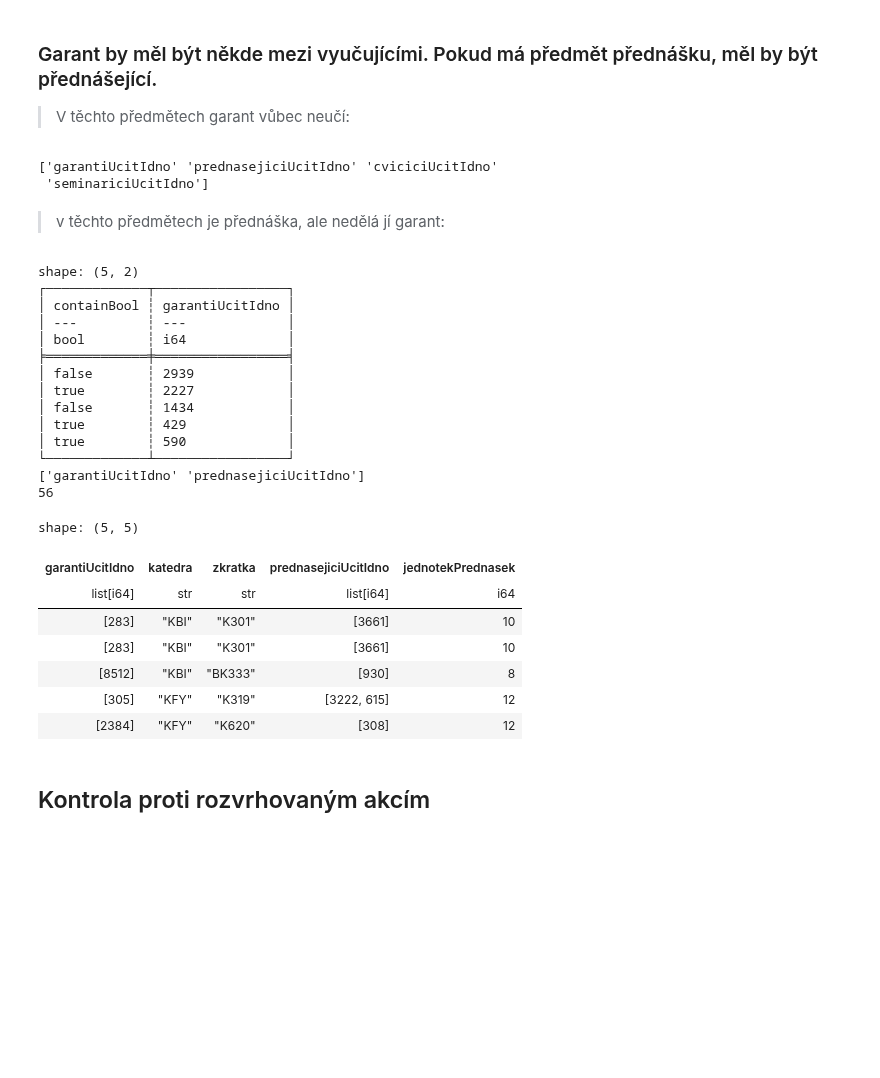
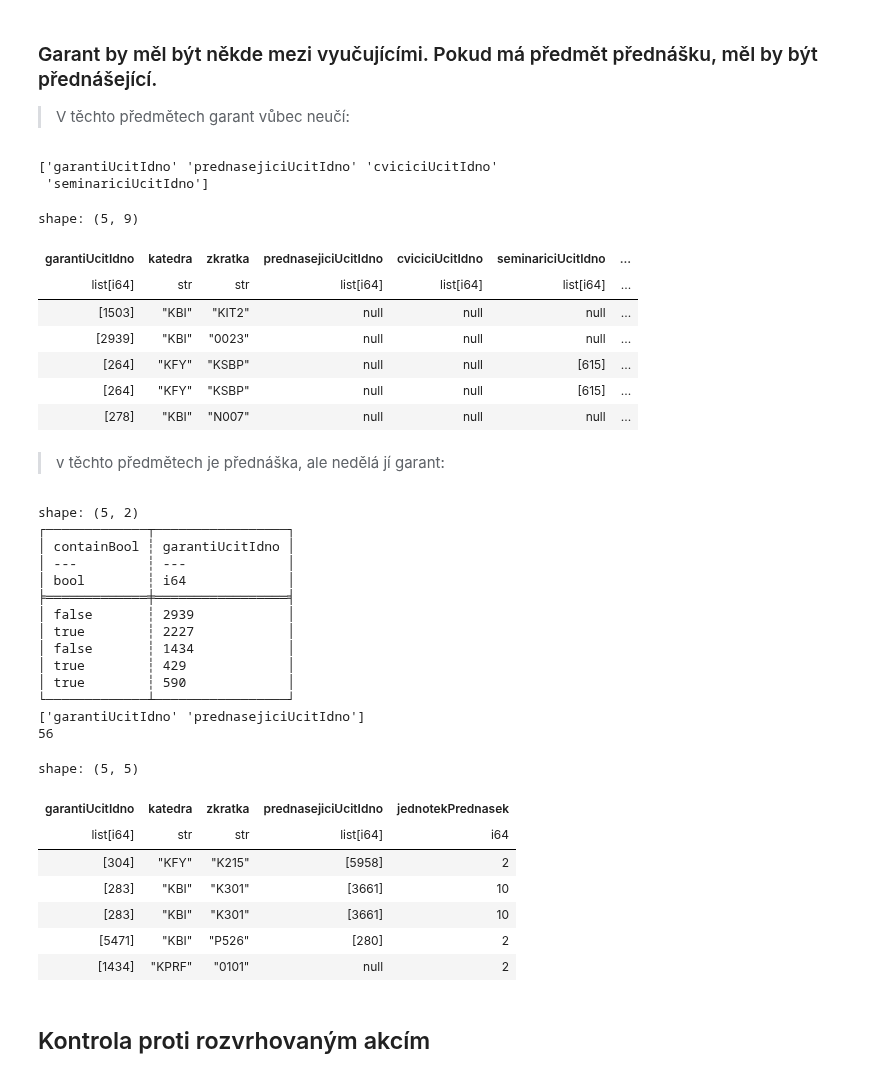
Before and after one commit to MFVS/kontrola-rozvrhu-extended, a Jupyter notebook: stag_bombator1.1.b1.ipynb, the cells around one changed output. Saved outputs shown, nothing was run; the diff lists cells and outputs as text; code cells hidden in the pictures; blank space fills up the shorter version.

```diff
--- a/stag_bombator1.1.b1.ipynb
+++ b/stag_bombator1.1.b1.ipynb
@@ -268,16 +268,38 @@ print(f"{len(chybi_seminarici)} předmětů nemá seminářícího")
 
 > V těchto předmětech garant vůbec neučí:
 # %%
-filter_query = (garant.is_in(cvicici).not_()) & (garant.is_in(seminarici).not_()) & (garant.is_in(prednasejici).not_()) & (ma_prednasku | ma_cviceni | ma_seminare)
-predmety_kde_garant_neuci = predmety_s_akci.filter(filter_query).select("katedra", "zkratka", "garanti", "garantiUcitIdno", "prednasejici", "prednasejiciUcitIdno", "cvicici", "cviciciUcitIdno", "seminarici", "seminariciUcitIdno")
-predmety_kde_garant_neuci.write_excel("results_xlsx/predmety_kde_garant_neuci.xlsx")
+predmety_kgn = predmety_s_akci.filter((jednotek_cviceni != pl.lit(0)) | (jednotek_prednasek != pl.lit(0)) | (jednotek_seminare != pl.lit(0))).explode("garantiUcitIdno").with_columns(
+ pl.concat_str([pl.col("katedra"), pl.col("zkratka")], separator="/").alias("identifier")
+).with_columns(
+    ((pl.col("prednasejiciUcitIdno").list.contains(pl.col("garantiUcitIdno"))) | (pl.col("cviciciUcitIdno").list.contains(pl.col("garantiUcitIdno"))) | (pl.col("seminariciUcitIdno").list.contains(pl.col("garantiUcitIdno")))).alias("containBool")
+)
+
+aggreg_kgn = (
+    predmety_kgn.lazy().group_by("identifier").agg(
+        pl.when(pl.col("containBool") == False).then(pl.col("garantiUcitIdno"))
+    ).with_columns(pl.col("garantiUcitIdno").list.drop_nulls()).filter(pl.col("garantiUcitIdno").list.len() > 0)
+)
+
+selection = ["identifier","katedra", "zkratka", "prednasejiciUcitIdno", "cviciciUcitIdno", "seminariciUcitIdno", "jednotekPrednasek", "jednotekCviceni", "jednotekSeminare"]
+predmety_kde_garant_neuci = aggreg_kgn.collect().join(predmety_kgn.select(selection), "identifier", "left").drop("identifier")
+# filter_query = (garant.is_in(cvicici).not_()) & (garant.is_in(seminarici).not_()) & (garant.is_in(prednasejici).not_()) & (ma_prednasku | ma_cviceni | ma_seminare)
+# predmety_kde_garant_neuci = predmety_s_akci.filter(filter_query).select("katedra", "zkratka", "garanti", "garantiUcitIdno", "prednasejici", "prednasejiciUcitIdno", "cvicici", "cviciciUcitIdno", "seminarici", "seminariciUcitIdno")
+# predmety_kde_garant_neuci.write_excel("results_xlsx/predmety_kde_garant_neuci.xlsx")
 predmety_kde_garant_neuci_csv = prep_csv(predmety_kde_garant_neuci)
 predmety_kde_garant_neuci_csv.write_csv("results_csv/predmety_kde_garant_neuci.csv")
-predmety_kde_garant_neuci.__len__()
-bez_problemu = bez_problemu.join(predmety_kde_garant_neuci.with_columns(pl.concat_str([pl.col("zkratka"), pl.col("katedra")], separator="/").alias("identifier")),"identifier" ,"anti")
+predmety_kde_garant_neuci.head()
+# bez_problemu = bez_problemu.join(predmety_kde_garant_neuci.with_columns(pl.concat_str([pl.col("zkratka"), pl.col("katedra")], separator="/").alias("identifier")),"identifier" ,"anti")
 # %% [output]
 ['garantiUcitIdno' 'prednasejiciUcitIdno' 'cviciciUcitIdno'
  'seminariciUcitIdno']
+shape: (5, 9)
+| garantiUcitIdno | katedra | zkratka | prednasejiciUcitIdno | cviciciUcitIdno | seminariciUcitIdno | ... |
+| list[i64] | str | str | list[i64] | list[i64] | list[i64] | ... |
+| [1503] | "KBI" | "KIT2" | null | null | null | ... |
+| [2939] | "KBI" | "0023" | null | null | null | ... |
+| [264] | "KFY" | "KSBP" | null | null | [615] | ... |
+| [264] | "KFY" | "KSBP" | null | null | [615] | ... |
+| [278] | "KBI" | "N007" | null | null | null | ... |
 # %% [markdown]
 > v těchto předmětech je přednáška, ale nedělá jí garant:
 # %%
@@ -290,7 +312,7 @@ garant_neprednasi = predmety_s_akci.filter(jednotek_prednasek != pl.lit(0)).expl
     pl.col("prednasejiciUcitIdno").list.contains(pl.col("garantiUcitIdno")).alias("containBool")
 )
 
-print(garant_neprednasi.select("containBool", "garantiUcitIdno").head())
+#print(garant_neprednasi.select("containBool", "garantiUcitIdno").head())
 
 aggregation = (
     garant_neprednasi.lazy().group_by("identifier").agg(
@@ -328,11 +350,11 @@ shape: (5, 2)
 shape: (5, 5)
 | garantiUcitIdno | katedra | zkratka | prednasejiciUcitIdno | jednotekPrednasek |
 | list[i64] | str | str | list[i64] | i64 |
+| [304] | "KFY" | "K215" | [5958] | 2 |
 | [283] | "KBI" | "K301" | [3661] | 10 |
 | [283] | "KBI" | "K301" | [3661] | 10 |
-| [8512] | "KBI" | "BK333" | [930] | 8 |
-| [305] | "KFY" | "K319" | [3222, 615] | 12 |
-| [2384] | "KFY" | "K620" | [308] | 12 |
+| [5471] | "KBI" | "P526" | [280] | 2 |
+| [1434] | "KPRF" | "0101" | null | 2 |
 # %% [markdown]
 ## Kontrola proti rozvrhovaným akcím
 # %% [markdown]
```
Also changed, not shown: parts of 11 cells of this notebook, 24 other files.
